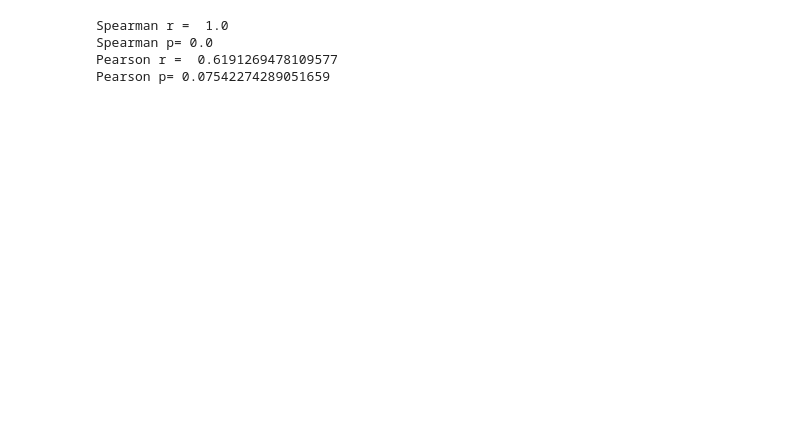
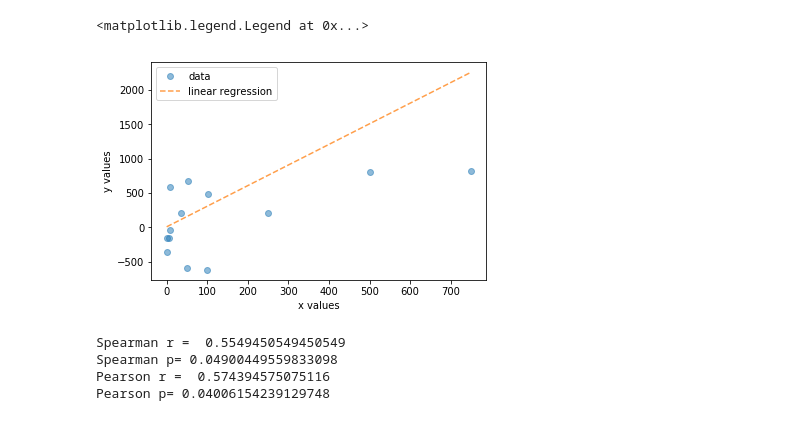
Before and after one commit to zaneveld/full_spectrum_bioinformatics, a Jupyter notebook: content/11_statistics/rank_based_methods.ipynb, the cells around one changed output. Cells and saved outputs as stored; diff of their text form; code cells hidden in the pictures; blank space fills up the shorter version.

```diff
--- a/content/11_statistics/rank_based_methods.ipynb
+++ b/content/11_statistics/rank_based_methods.ipynb
@@ -46,3 +147,37 @@ plot(xs,ys,'ro-')
+# %%
+from scipy.stats import norm
+from numpy import array
+
+def simulate_noisy_linear_data(xs,slope=1,intercept=0,variance=18):
+    """Return a list of x and y values for a noisy linear regression
+    xs -- x values to calculate
+    slope -- the slope (m) of the line in the equation y=mx+b
+    intercept -- the intercept (b) of the line in the equation y=mx+b
+    variance -- the variance of random deviations from the line
+    """
+    ys = []
+    n_xs = len(xs)
+    xs = array([float(x) for x in xs])
+    ys = xs*slope + intercept
+
+    noise_mean = 0.0 #the error distribution centers on 0 error
+    random_distribution = norm(loc=noise_mean,scale=variance)
+
+    noise = random_distribution.rvs(size = n_xs)
+    ys += noise
+    return xs,ys
+
+x_data = [0,1,5,7,8,35,51,53,100,101,250,500,750]
+xs,ys = simulate_noisy_linear_data(xs= x_data,slope=3,intercept=7,variance=600)
+plot(xs,ys,'o',alpha=0.5,label="data")
+xs,true_ys = simulate_noisy_linear_data(xs= x_data,slope=3,intercept=7,variance=0)
+plot(xs,true_ys,'--',alpha=0.75,label="linear regression")
+xlabel("x values")
+ylabel("y values")
+legend()
+# %% [output]
+<matplotlib.legend.Legend at 0x...>
+[figure, added]
 # %%
 #Now let's fit Pearson and Spearman regressions
 from scipy.stats import spearmanr,pearsonr
@@ -54,7 +189,7 @@ pearson_r,p = pearsonr(xs,ys)
 print("Pearson r = ",pearson_r)
 print("Pearson p=",p)
 # %% [output]
-Spearman r =  1.0
-Spearman p= 0.0
-Pearson r =  0.6191269478109577
-Pearson p= 0.07542274289051659
+Spearman r =  0.5549450549450549
+Spearman p= 0.04900449559833098
+Pearson r =  0.574394575075116
+Pearson p= 0.04006154239129748
```
Also changed, not shown: parts of 17 cells of this notebook.
